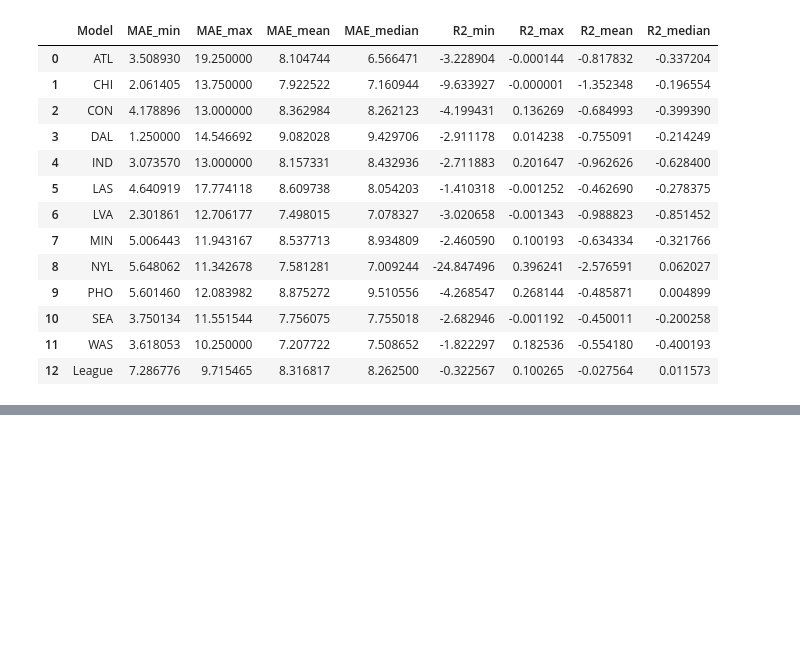
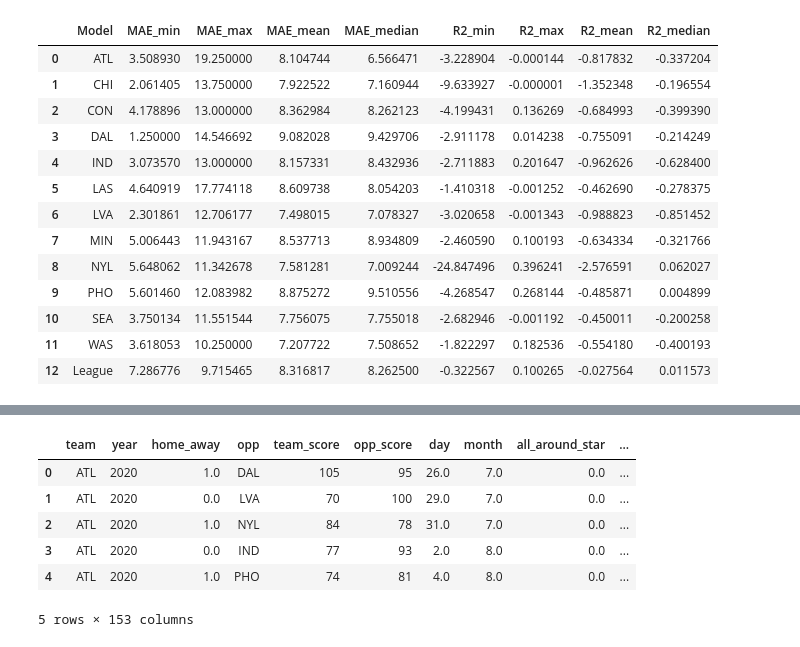
Before and after one commit to colterwood/LHL-final-final-project, a Jupyter notebook: notebooks/14_team_score_only_model.ipynb, the cells around one changed output, grey strips where cells are left out. Cells and saved outputs as stored; diff of their text form; code cells hidden in the pictures; blank space fills up the shorter version.

```diff
--- a/notebooks/14_team_score_only_model.ipynb
+++ b/notebooks/14_team_score_only_model.ipynb
@@ -2319,0 +2335,8 @@ results_df
+# %%
+# Apply transformations to match the column names structure
+df.columns = df.columns.str.replace('%', '_pct') \
+                       .str.replace('/', '_') \
+                       .str.replace('.', '') \
+                       .str.replace('-', '_') \
+                       .str.replace('__', '_') \
+                       .str.replace(' ', '_')
@@ -2319,0 +2518,24 @@ results_df
+# %%
+# List of columns to drop
+columns_to_drop = [
+    "floor_general", "stretch_big", "team_per_game_fg_pct", "team_per_game_3p_pct",
+    "team_per_game_2p_pct", "team_per_game_ft_pct", "opp_per_game_fg_pct", "opp_per_game_3p_pct",
+    "opp_per_game_2p_pct", "opp_per_game_ft_pct", "team_fg_pct", "team_pct_of_fga_by_distance_2p",
+    "team_fg_pct_by_distance_2p", "team_fg_pct_by_distance_3p", "opp_fg_pct",
+    "opp_pct_of_fga_by_distance_2p", "opp_fg_pct_by_distance_2p", "opp_fg_pct_by_distance_3p",
+    "team_ortg", "team_drtg", "team_pct_of_fga_by_distance_2p", "team_pct_of_fga_by_distance_3p"
+]
+
+# Create the filtered DataFrame
+df_all_filtered_v1 = df.drop(columns=columns_to_drop)
+
+# Verify changes
+df_all_filtered_v1.head()
+# %% [output]
+|  | team | year | home_away | opp | team_score | opp_score | day | month | all_around_star | ... |
+| 0 | ATL | 2020 | 1.0 | DAL | 105 | 95 | 26.0 | 7.0 | 0.0 | ... |
+| 1 | ATL | 2020 | 0.0 | LVA | 70 | 100 | 29.0 | 7.0 | 0.0 | ... |
+| 2 | ATL | 2020 | 1.0 | NYL | 84 | 78 | 31.0 | 7.0 | 0.0 | ... |
+| 3 | ATL | 2020 | 0.0 | IND | 77 | 93 | 2.0 | 8.0 | 0.0 | ... |
+| 4 | ATL | 2020 | 1.0 | PHO | 74 | 81 | 4.0 | 8.0 | 0.0 | ... |
+5 rows × 153 columns
```
Also changed, not shown: parts of 55 cells of this notebook.
